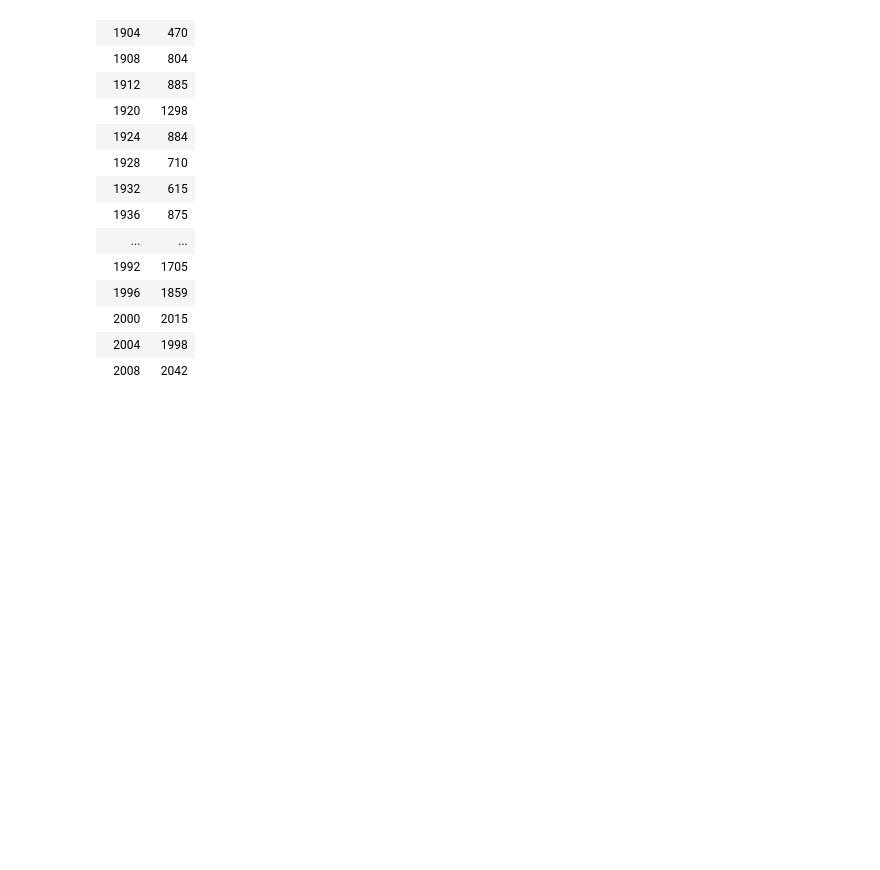
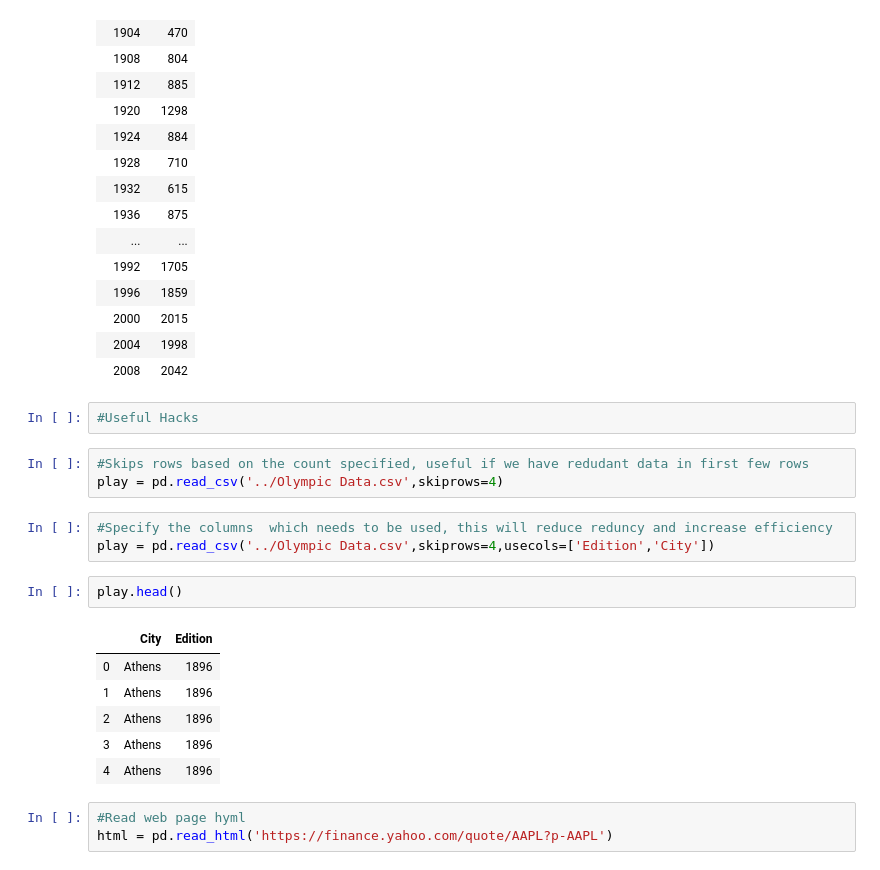
Before and after one commit to Sank2704/mykaggle, a Jupyter notebook: Python/Pandas Samples/Ex_Files_Pandas_EssT/Pandas-1.ipynb, the cells around one changed output. Cells and saved outputs as stored; diff of their text form; blank space fills up the shorter version.

Commit message:
Updated with simpe pandas hacks

```diff
--- a/Python/Pandas Samples/Ex_Files_Pandas_EssT/Pandas-1.ipynb
+++ b/Python/Pandas Samples/Ex_Files_Pandas_EssT/Pandas-1.ipynb
@@ -323,3 +323,23 @@ play.groupby(['Edition']).agg({'Medal':['count']})
 | 2000 | 2015 |
 | 2004 | 1998 |
 | 2008 | 2042 |
+# %%
+#Useful Hacks
+# %%
+#Skips rows based on the count specified, useful if we have redudant data in first few rows
+play = pd.read_csv('../Olympic Data.csv',skiprows=4)
+# %%
+#Specify the columns  which needs to be used, this will reduce reduncy and increase efficiency
+play = pd.read_csv('../Olympic Data.csv',skiprows=4,usecols=['Edition','City'])
+# %%
+play.head()
+# %% [output]
+|  | City | Edition |
+| 0 | Athens | 1896 |
+| 1 | Athens | 1896 |
+| 2 | Athens | 1896 |
+| 3 | Athens | 1896 |
+| 4 | Athens | 1896 |
+# %%
+#Read web page hyml
+html = pd.read_html('https://finance.yahoo.com/quote/AAPL?p-AAPL')
```
Also changed, not shown: parts of 3 cells of this notebook.
